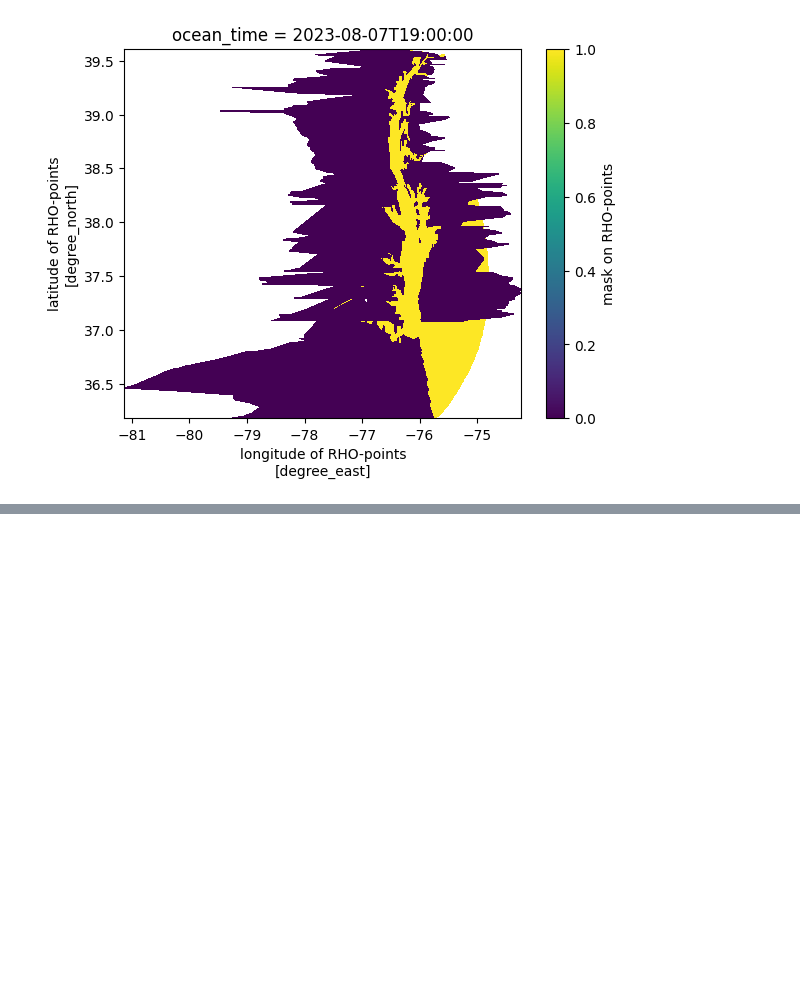
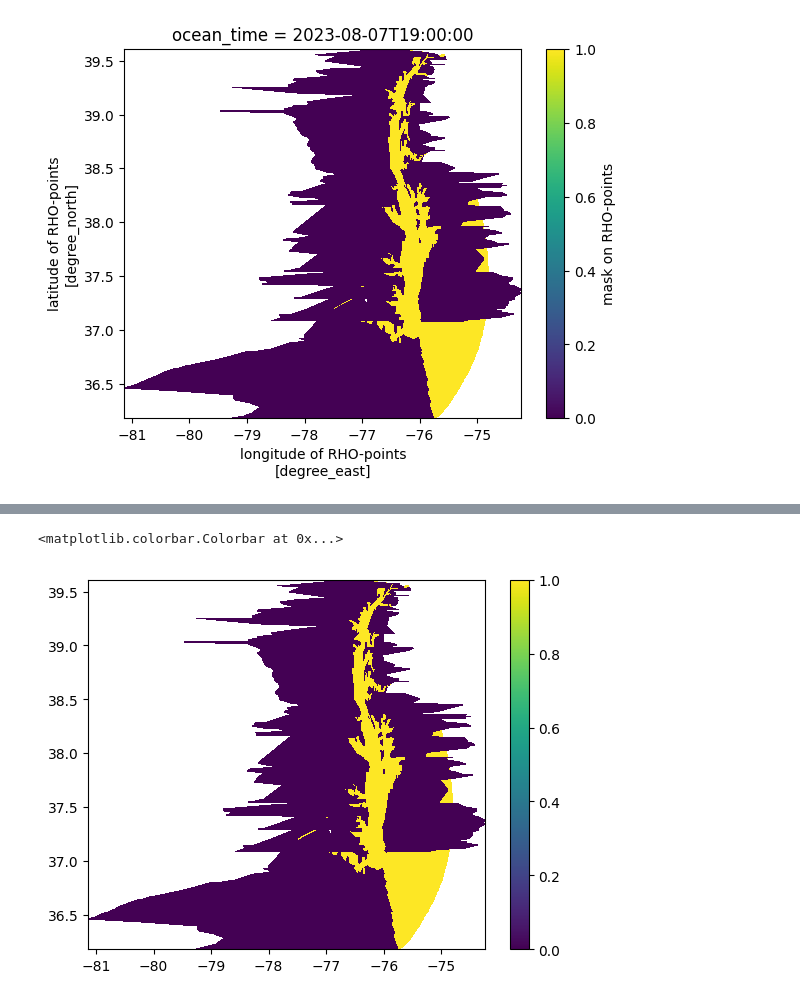
Before and after one commit to mpiannucci/ocean-notebooks, a Jupyter notebook: cbofs_best.ipynb, the cells around one changed output, grey strips where cells are left out. Saved outputs shown, nothing was run; the diff lists cells and outputs as text; code cells hidden in the pictures; blank space fills up the shorter version.

```diff
--- a/cbofs_best.ipynb
+++ b/cbofs_best.ipynb
@@ -51,0 +66,11 @@ plt.scatter(lon_masked, lat_masked, c=sal_masked, cmap='jet', s=1)
+# %%
+mask = ds.mask_rho.cf.isel(time=0).astype(int)
+m = mask.values
+m = np.ma.masked_array(m, mask=m>1)
+lat = mask.lat_rho.values
+lon = mask.lon_rho.values
+plt.pcolormesh(lon, lat, m)
+plt.colorbar()
+# %% [output]
+<matplotlib.colorbar.Colorbar at 0x...>
+[figure, added]
```
Also changed, not shown: parts of 5 cells of this notebook, 3 other files.
